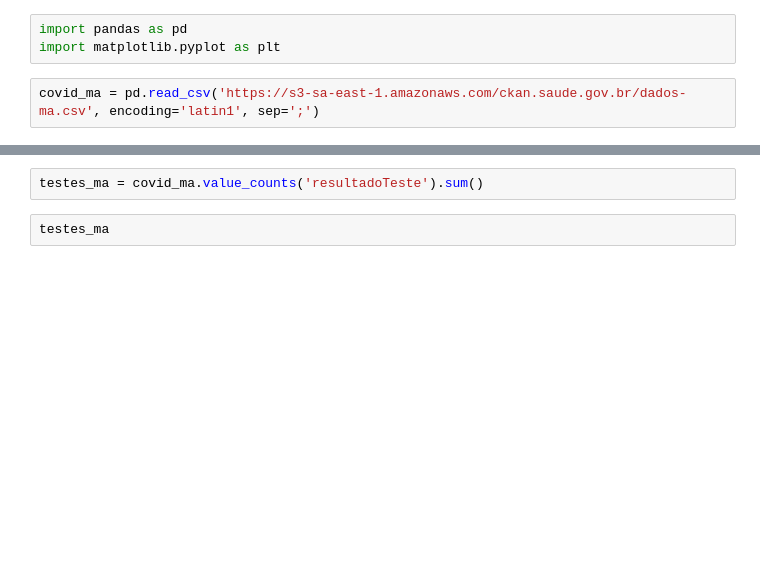
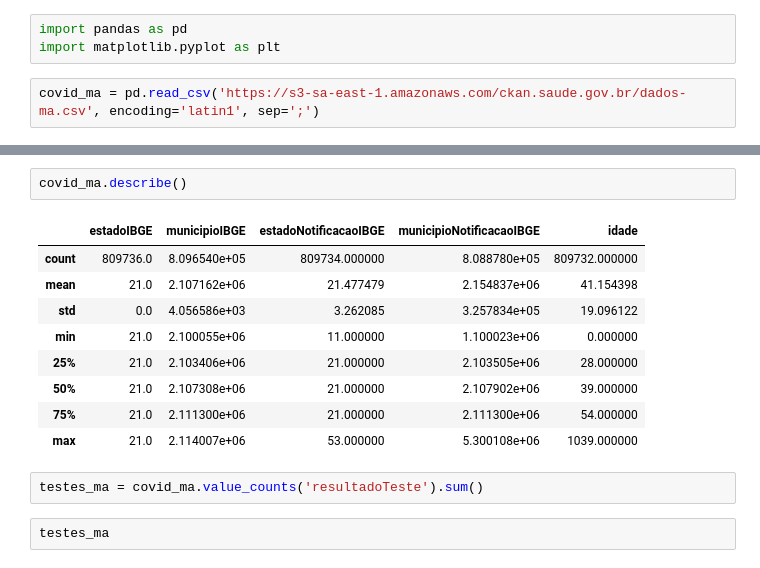
Before and after one commit to ceciliasilvads/analises_covid19, a Jupyter notebook: covid_ma.ipynb, the cells around one changed output, grey strips where cells are left out. Cells and saved outputs as stored; diff of their text form; blank space fills up the shorter version.

```diff
--- a/covid_ma.ipynb
+++ b/covid_ma.ipynb
@@ -28,3 +48,15 @@ covid_ma.head()
+# %%
+covid_ma.describe()
+# %% [output]
+|  | estadoIBGE | municipioIBGE | estadoNotificacaoIBGE | municipioNotificacaoIBGE | idade |
+| count | 809736.0 | 8.096540e+05 | 809734.000000 | 8.088780e+05 | 809732.000000 |
+| mean | 21.0 | 2.107162e+06 | 21.477479 | 2.154837e+06 | 41.154398 |
+| std | 0.0 | 4.056586e+03 | 3.262085 | 3.257834e+05 | 19.096122 |
+| min | 21.0 | 2.100055e+06 | 11.000000 | 1.100023e+06 | 0.000000 |
+| 25% | 21.0 | 2.103406e+06 | 21.000000 | 2.103505e+06 | 28.000000 |
+| 50% | 21.0 | 2.107308e+06 | 21.000000 | 2.107902e+06 | 39.000000 |
+| 75% | 21.0 | 2.111300e+06 | 21.000000 | 2.111300e+06 | 54.000000 |
+| max | 21.0 | 2.114007e+06 | 53.000000 | 5.300108e+06 | 1039.000000 |
 # %%
 testes_ma = covid_ma.value_counts('resultadoTeste').sum()
 # %%
```
Also changed, not shown: parts of 3 cells of this notebook.
